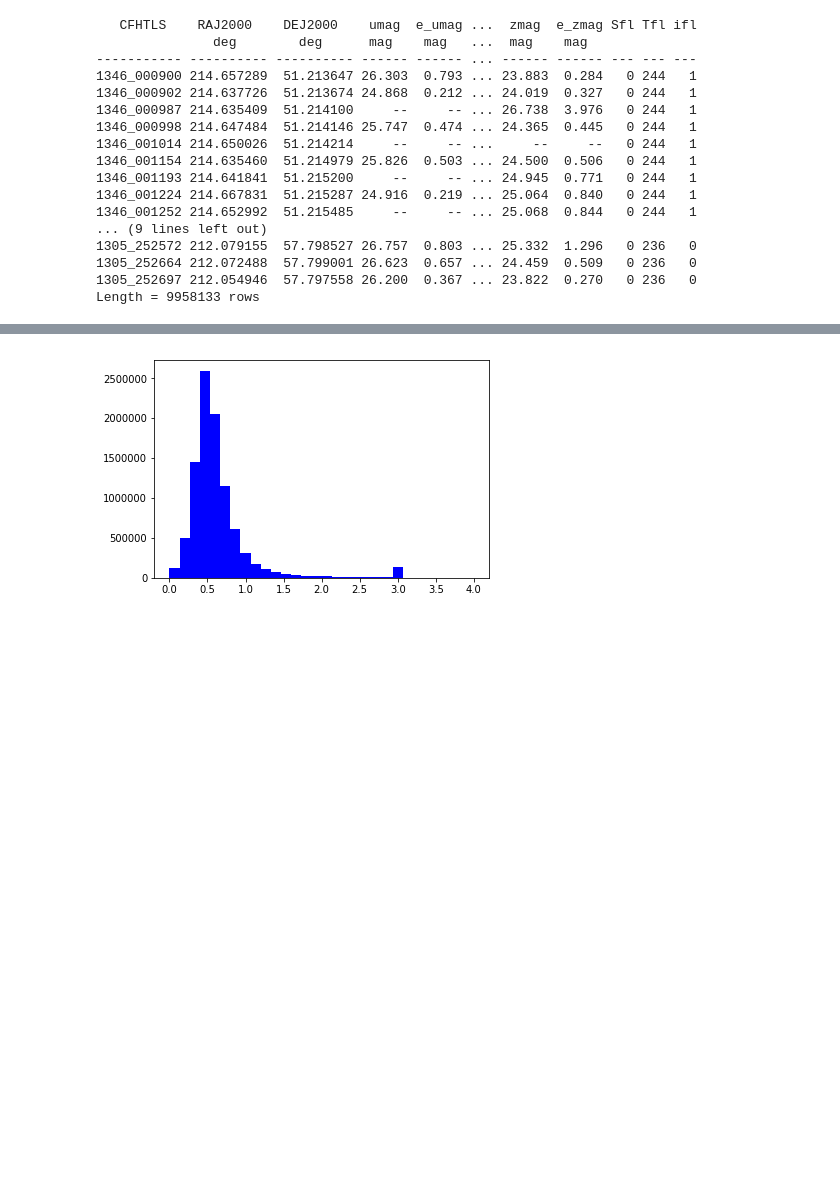
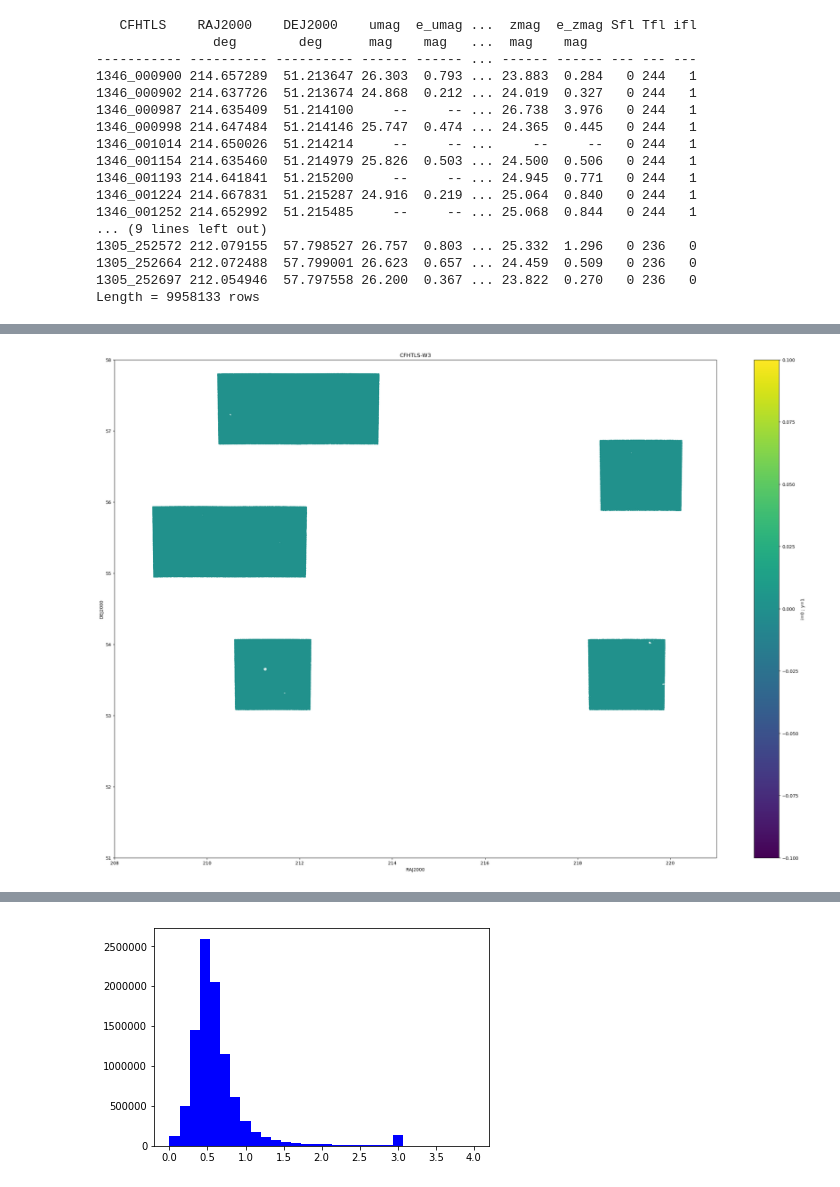
Before and after one commit to GiorgioManzoni/PAUS_code, a Jupyter notebook: 011_radius_essential.ipynb, the cells around one changed output, grey strips where cells are left out. Saved outputs shown, nothing was run; the diff lists cells and outputs as text; code cells hidden in the pictures; blank space fills up the shorter version.

```diff
--- a/011_radius_essential.ipynb
+++ b/011_radius_essential.ipynb
@@ -1185,0 +1231,19 @@ array(['CFHTLS', 'RAJ2000', 'DEJ2000', 'umag', 'e_umag', 'gmag', 'e_gmag',
+# %%
+a = np.array(p['RAJ2000'])
+b = np.array(p['DEJ2000'])
+c = np.array(p['ifl'])
+
+s0 = np.where(c==0)
+
+plt.figure(figsize=(30,20))
+plt.xlim(208,221)
+plt.ylim(51,58)
+plt.scatter(a[s0],b[s0],c=c[s0],edgecolors=None,s=1)
+plt.xlabel('RAJ2000')
+plt.ylabel('DEJ2000')
+plt.title('CFHTLS-W3')
+plt.colorbar(label='i=0 ; y=1')
+plt.savefig('../plots/11/CFHTLS_W3_i0_only.png')
+plt.show()
+# %% [output]
+[figure, added]
```
Also changed, not shown: parts of 25 cells of this notebook, 1 other file.
